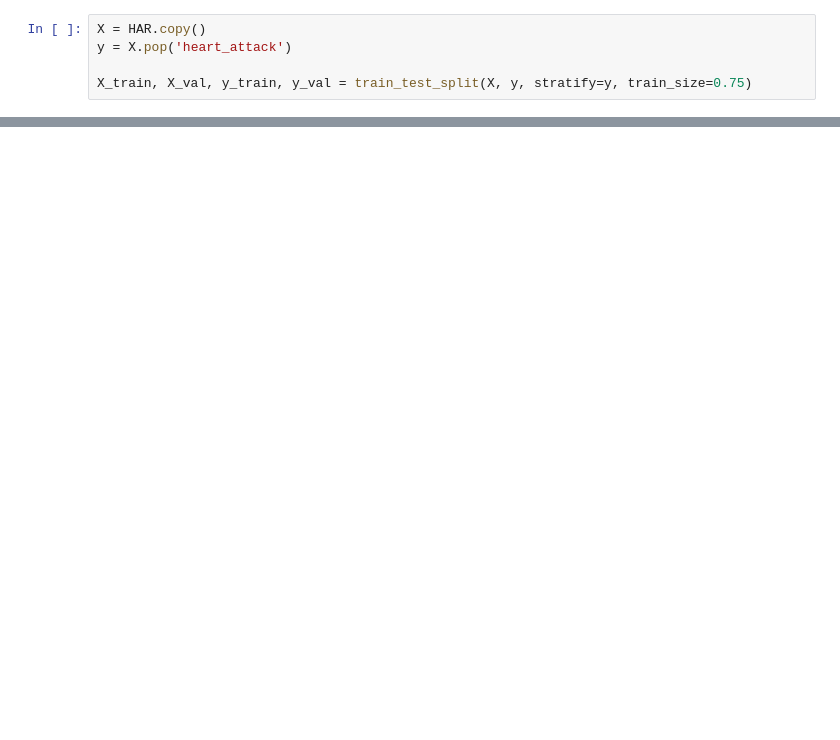
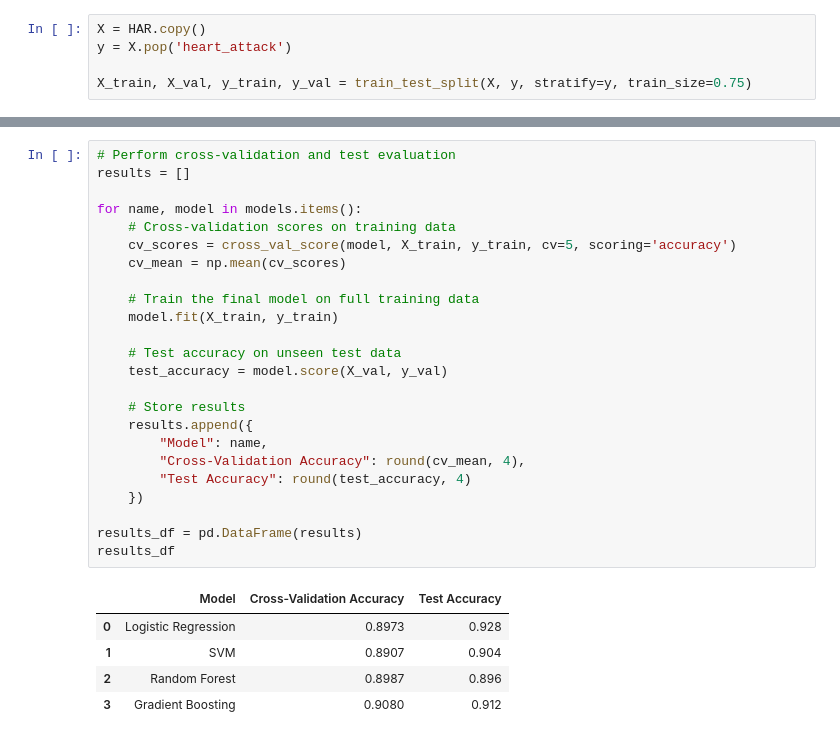
Before and after one commit to WONYOUNG-SONG/Kaggle, a Jupyter notebook: HeartAttackRiskAssessment/submission.ipynb, the cells around one changed output, grey strips where cells are left out. Drawn from its saved outputs; the diff is of its cells as text; blank space fills up the shorter version.

```diff
--- a/HeartAttackRiskAssessment/submission.ipynb
+++ b/HeartAttackRiskAssessment/submission.ipynb
@@ -177,0 +186,30 @@ minmax_scaler = scaler.fit_transform(X)
+# %%
+# Perform cross-validation and test evaluation
+results = []
+
+for name, model in models.items():
+    # Cross-validation scores on training data
+    cv_scores = cross_val_score(model, X_train, y_train, cv=5, scoring='accuracy')
+    cv_mean = np.mean(cv_scores)
+
+    # Train the final model on full training data
+    model.fit(X_train, y_train)
+
+    # Test accuracy on unseen test data
+    test_accuracy = model.score(X_val, y_val)
+
+    # Store results
+    results.append({
+        "Model": name,
+        "Cross-Validation Accuracy": round(cv_mean, 4),
+        "Test Accuracy": round(test_accuracy, 4)
+    })
+
+results_df = pd.DataFrame(results)
+results_df
+# %% [output]
+|  | Model | Cross-Validation Accuracy | Test Accuracy |
+| 0 | Logistic Regression | 0.8973 | 0.928 |
+| 1 | SVM | 0.8907 | 0.904 |
+| 2 | Random Forest | 0.8987 | 0.896 |
+| 3 | Gradient Boosting | 0.9080 | 0.912 |
```
Also changed, not shown: parts of 7 cells of this notebook.
